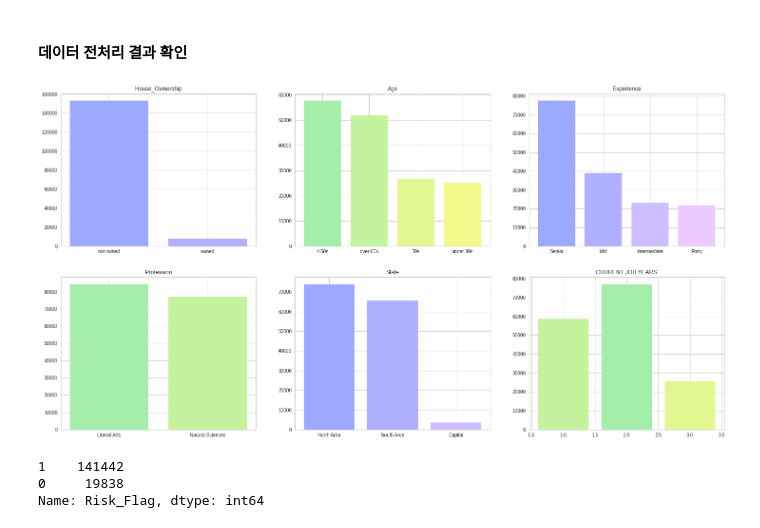
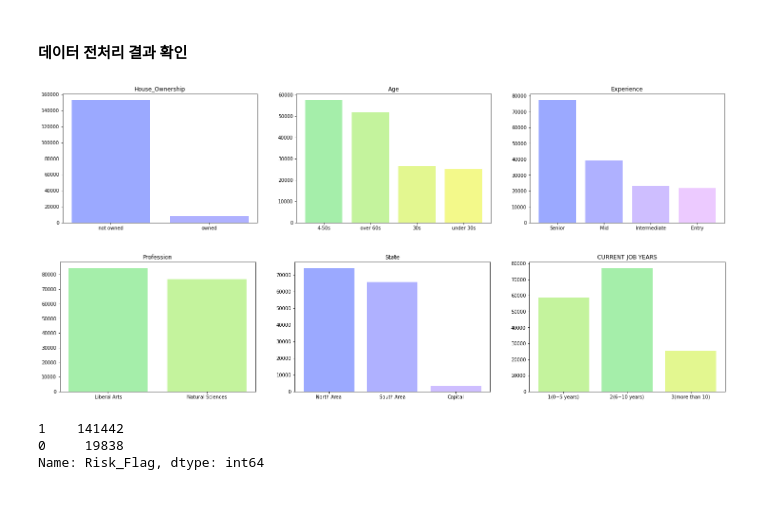
Before and after one commit to hwon-n/section6_project1, a Jupyter notebook: CP1.ipynb, the cells around one changed output. Saved outputs shown, nothing was run; the diff lists cells and outputs as text; code cells hidden in the pictures; blank space fills up the shorter version.

```diff
--- a/CP1.ipynb
+++ b/CP1.ipynb
@@ -333,35 +342,43 @@ color1 = ['#9ba9ff', '#afb1ff', '#cebeff', '#eccaff']
 color2 = ['#71a5de', '#abc4ff', '#c1d3fe', '#d7e3fc']
 color3 = ['#a5eeaa', '#c4f39d', '#e3f790', '#f3f98a']
 # %%
-plt.figure(figsize = (25, 13))
+plt.figure(figsize = (25, 5))
 
-plt.subplot(2, 3, 1)
+plt.subplot(1, 3, 1)
 plt.bar(houseP.index, houseP.values, color = color1)
 plt.title('House_Ownership')
 
-plt.subplot(2, 3, 2)
+plt.subplot(1, 3, 2)
 plt.bar(age.index, age.values, color = color3)
 plt.title('Age')
 
-plt.subplot(2, 3, 3)
+plt.subplot(1, 3, 3)
 plt.bar(exp.index, exp.values, color = color1)
 plt.title('Experience')
 
-plt.subplot(2, 3, 4)
-plt.bar(prof.index, prof.values, color = color3)
-plt.title('Profession')
-
-plt.subplot(2, 3, 5)
-plt.bar(region.index, region.values, color = color1)
-plt.title('State')
-
-plt.subplot(2, 3, 6)
-plt.bar(job_yrs.index, job_yrs.values, color = color3)
-plt.title('CURRENT JOB YEARS')
 
 plt.show()
 # %% [output]
-[figure, old version]
+[figure, new version]
+# %%
+plt.figure(figsize = (25, 5))
+
+plt.subplot(1, 3, 1)
+plt.bar(prof.index, prof.values, color = color3)
+plt.title('Profession')
+
+plt.subplot(1, 3, 2)
+plt.bar(region.index, region.values, color = color1)
+plt.title('State')
+
+plt.subplot(1, 3, 3)
+plt.bar(job_yrs.index, job_yrs.values, color = color3)
+plt.xticks([1, 2, 3], ['1(0~5 years)', '2(6~10 years)', '3(more than 10)'])
+plt.title('CURRENT JOB YEARS')
+
+plt.show()
+# %% [output]
+[figure, added]
 # %%
 train.Risk_Flag.value_counts()
 # %% [output]
```
Also changed, not shown: parts of 37 cells of this notebook.
